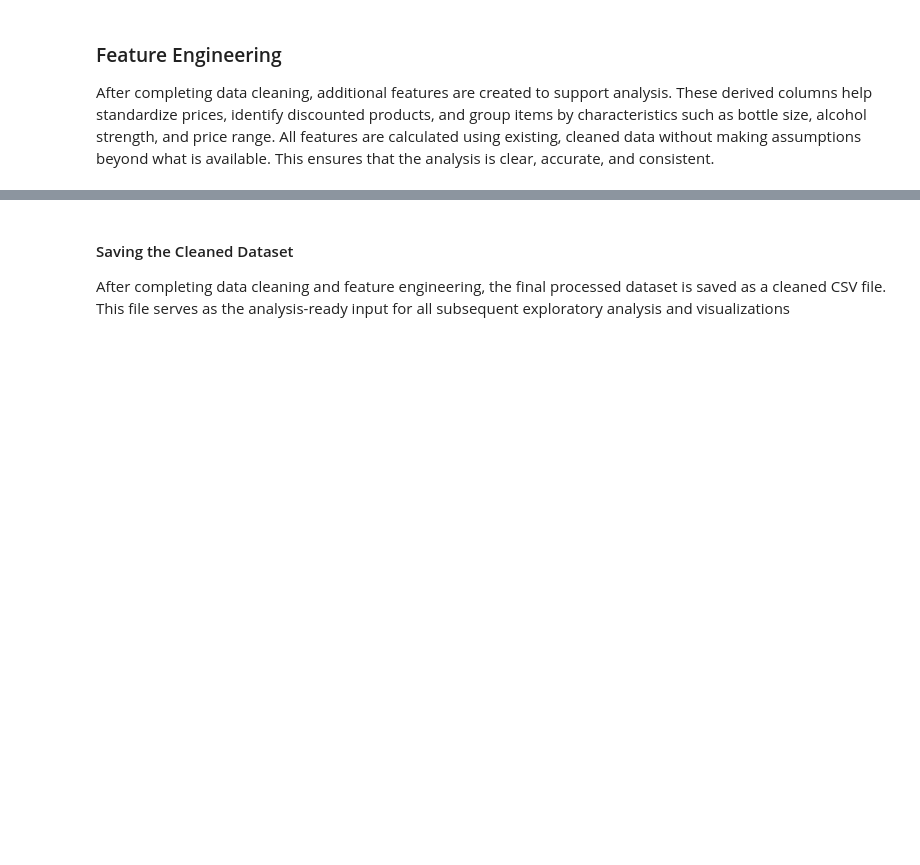
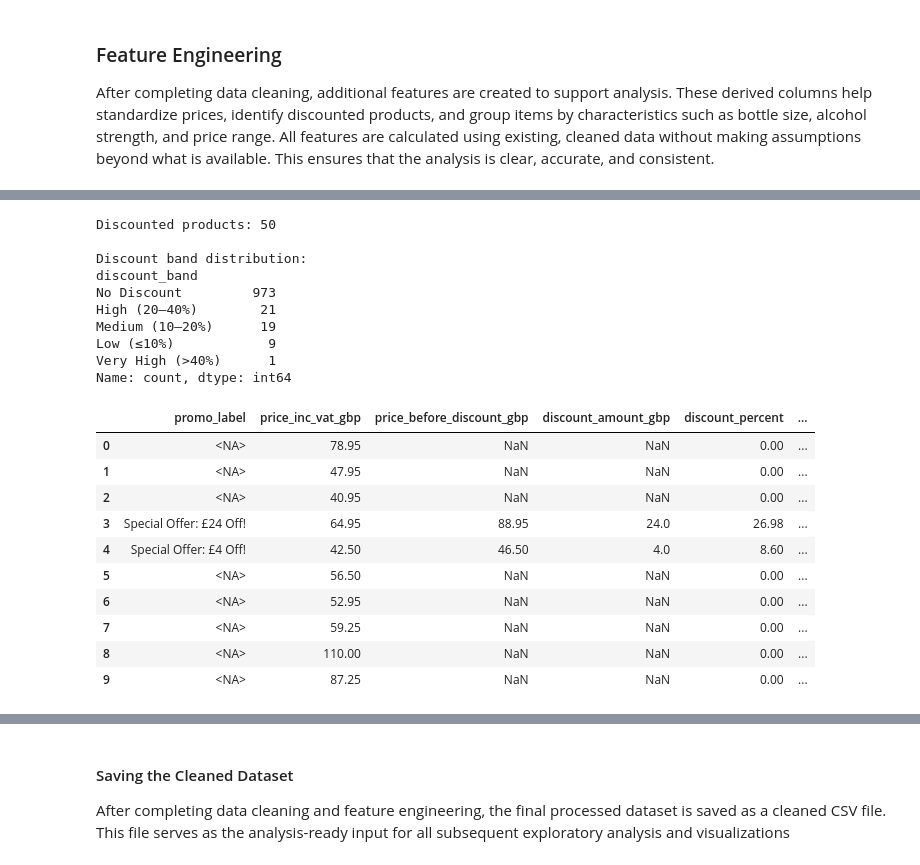
Before and after one commit to sworaj42/ecommerce-pricing-analytics-pipeline, a Jupyter notebook: notebooks/cleaning.ipynb, the cells around one changed output, grey strips where cells are left out. Saved outputs shown, nothing was run; the diff lists cells and outputs as text; code cells hidden in the pictures; blank space fills up the shorter version.

```diff
--- a/notebooks/cleaning.ipynb
+++ b/notebooks/cleaning.ipynb
@@ -310,0 +446,19 @@ Missing ABV (%):     0
+# %%
+# VAT fallback: derive missing VAT-inclusive prices from VAT-exclusive prices (UK VAT assumed 20%)
+
+# Calculate only where price_inc_vat_gbp is missing and price_ex_vat_gbp is available
+mask_vat_fill = df["price_inc_vat_gbp"].isna() & df["price_ex_vat_gbp"].notna()
+
+df["price_inc_vat_calc_gbp"] = np.nan
+df.loc[mask_vat_fill, "price_inc_vat_calc_gbp"] = (df.loc[mask_vat_fill, "price_ex_vat_gbp"] * 1.20).round(2)
+
+# Ensure calc column is numeric (prevents FutureWarning)
+df["price_inc_vat_calc_gbp"] = pd.to_numeric(df["price_inc_vat_calc_gbp"], errors="coerce")
+
+# Fill missing VAT-inclusive price using the calculated fallback
+df["price_inc_vat_gbp"] = df["price_inc_vat_gbp"].fillna(df["price_inc_vat_calc_gbp"])
+df["price_inc_vat_gbp"] = pd.to_numeric(df["price_inc_vat_gbp"], errors="coerce")
+
+# Validation
+print("Filled price_inc_vat_gbp using VAT fallback:", int(mask_vat_fill.sum()))
+print("Missing price_inc_vat_gbp after fallback:", int(df["price_inc_vat_gbp"].isna().sum()))
@@ -508,20 +587,64 @@ df["price_tier"] = pd.cut(
 # %%
-# Discount-related features
+# Discount-related features (derived from observed prices)
 
-# Discount percentage based on true (pre-discount) price
-df["discount_percent"] = (
-    (df["true_price_gbp"] - df["price_gbp"]) / df["true_price_gbp"] * 100
-).round(2)
+# Ensure price columns are numeric
+df["price_inc_vat_gbp"] = pd.to_numeric(df["price_inc_vat_gbp"], errors="coerce")
+df["price_before_discount_gbp"] = pd.to_numeric(df["price_before_discount_gbp"], errors="coerce")
 
-# Set discount_percent to 0 for non-discounted products
-df.loc[df["discount_amount_gbp"].isna(), "discount_percent"] = 0
+# Discount amount (only when both prices exist and the result is positive)
+df["discount_amount_gbp"] = df["price_before_discount_gbp"] - df["price_inc_vat_gbp"]
+df.loc[df["discount_amount_gbp"] <= 0, "discount_amount_gbp"] = pd.NA
 
-# For discount band (Groups discounts into readable ranges)
+# Discount flag
+df["is_discounted"] = df["discount_amount_gbp"].notna()
+
+# Discount percent (0 for non-discounted)
+df["discount_percent"] = ((df["discount_amount_gbp"] / df["price_before_discount_gbp"]) * 100).round(2)
+df.loc[~df["is_discounted"], "discount_percent"] = 0
+
+# Discount band (Groups discounts into readable ranges)
 df["discount_band"] = pd.cut(
     df["discount_percent"],
     bins=[-0.01, 0, 10, 20, 40, float("inf")],
     labels=["No Discount", "Low (≤10%)", "Medium (10–20%)", "High (20–40%)", "Very High (>40%)"]
 )
+
+# Quick validation
+print("Discounted products:", int(df["is_discounted"].sum()))
+print("\nDiscount band distribution:")
+print(df["discount_band"].value_counts(dropna=False))
+
+df[[
+    "promo_label",
+    "price_inc_vat_gbp",
+    "price_before_discount_gbp",
+    "discount_amount_gbp",
+    "discount_percent",
+    "discount_band",
+    "is_discounted",
+]].head(10)
+# %% [output]
+Discounted products: 50
+
+Discount band distribution:
+discount_band
+No Discount         973
+High (20–40%)        21
+Medium (10–20%)      19
+Low (≤10%)            9
+Very High (>40%)      1
+Name: count, dtype: int64
+|  | promo_label | price_inc_vat_gbp | price_before_discount_gbp | discount_amount_gbp | discount_percent | ... |
+| 0 | <NA> | 78.95 | NaN | NaN | 0.00 | ... |
+| 1 | <NA> | 47.95 | NaN | NaN | 0.00 | ... |
+| 2 | <NA> | 40.95 | NaN | NaN | 0.00 | ... |
+| 3 | Special Offer: £24 Off! | 64.95 | 88.95 | 24.0 | 26.98 | ... |
+| 4 | Special Offer: £4 Off! | 42.50 | 46.50 | 4.0 | 8.60 | ... |
+| 5 | <NA> | 56.50 | NaN | NaN | 0.00 | ... |
+| 6 | <NA> | 52.95 | NaN | NaN | 0.00 | ... |
+| 7 | <NA> | 59.25 | NaN | NaN | 0.00 | ... |
+| 8 | <NA> | 110.00 | NaN | NaN | 0.00 | ... |
+| 9 | <NA> | 87.25 | NaN | NaN | 0.00 | ... |
 # %%
 # Age, volume and ABV related features
 
```
Also changed, not shown: parts of 21 cells of this notebook, 1 other file.
